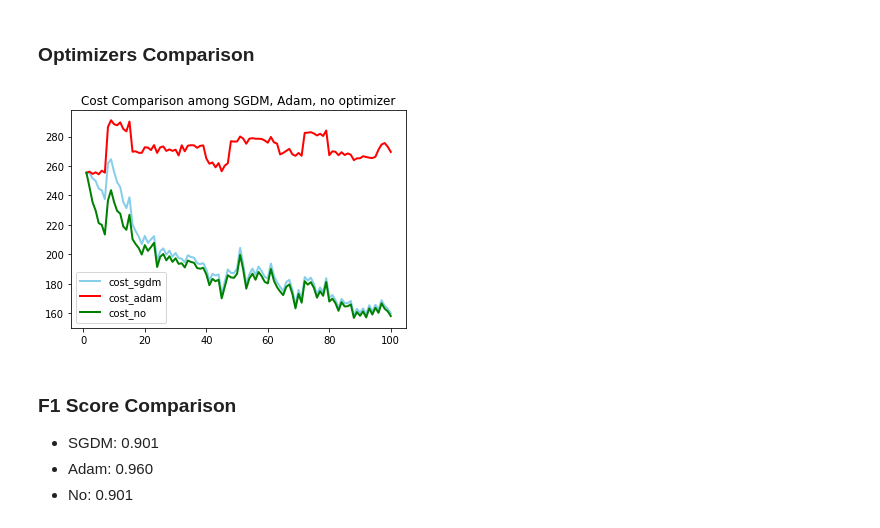
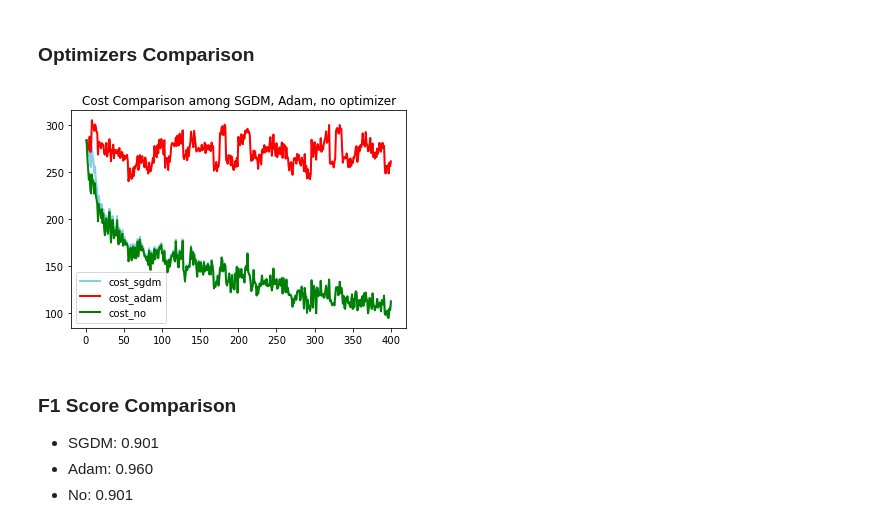
Before and after one commit to kiat/BigDataAnalytics, a Jupyter notebook: Notebooks/Spark-Example-20-Adam-Sgdm-with-Tree-Aggregate.ipynb, the cells around one changed output. Saved outputs shown, nothing was run; the diff lists cells and outputs as text; code cells hidden in the pictures.

```diff
--- a/Notebooks/Spark-Example-20-Adam-Sgdm-with-Tree-Aggregate.ipynb
+++ b/Notebooks/Spark-Example-20-Adam-Sgdm-with-Tree-Aggregate.ipynb
@@ -77,6 +85,6 @@ train_size = traindata.count()
 # %%
 def LogisticRegression(traindata=traindata,
-                       max_iteration = 100,
+                       max_iteration = max_iter,
                        learningRate = 0.01,
                        regularization = 0.01,
                        mini_batch_size = 256,
@@ -99,8 +107,8 @@ def LogisticRegression(traindata=traindata,
 
     for i in range(max_iteration):
 
-        bc_weights = sc.broadcast(parameter_vector[:-1])
-        bc1_weights = sc.broadcast(parameter_vector[-1])
+#        bc_weights = sc.broadcast(parameter_vector[:-1])
+#        bc1_weights = sc.broadcast(parameter_vector[-1])
 
         min_batch = traindata.sample(False, mini_batch_size / train_size, 1 + i)
 
@@ -138,13 +146,8 @@ def LogisticRegression(traindata=traindata,
             parameter_vector = parameter_vector - learningRate * momentum / ((history)**0.5 + epsilon)
 
 
-        # bold driver
-#         if cost > prev_cost:
-#             learningRate = learningRate * 0.5
-
-#         if cost < prev_cost:
-#             learningRate = learningRate * 1.05
-        print("Iteration No.", i, " Cost=", cost)
+        if i%20 == 0 :
+            print("Iteration No.", i, " Cost=", cost)
 
         # Stop if the cost is not descreasing
         if abs(cost - prev_cost) < tolerance:
@@ -160,7 +163,7 @@ def LogisticRegression(traindata=traindata,
 #### None Optimizer
 # %%
 parameter_vector_no, L_cost_no = LogisticRegression(traindata=traindata,
-                       max_iteration = 100,
+                       max_iteration = max_iter,
                        learningRate = 0.01,
                        regularization = 0.01,
                        mini_batch_size = 512,
@@ -233,7 +238,7 @@ f1 score: 0.9014084507042254
 #### Adam
 # %%
 parameter_vector_adam, L_cost_adam = LogisticRegression(traindata=traindata,
-                       max_iteration = 100,
+                       max_iteration = max_iter,
                        learningRate = 0.01,
                        regularization = 0.01,
                        mini_batch_size = 512,
@@ -306,7 +313,7 @@ f1 score: 0.9600000000000001
 #### SGDM
 # %%
 parameter_vector_sgdm, L_cost_sgdm = LogisticRegression(traindata=traindata,
-                       max_iteration = 100,
+                       max_iteration = max_iter,
                        learningRate = 0.01,
                        regularization = 0.01,
                        mini_batch_size = 512,
@@ -379,22 +388,22 @@ f1 score: 0.9014084507042254
 ### Optimizers Comparison
 # %%
 # Data
-df = pd.DataFrame({'iteration': range(1, 101),
+df = pd.DataFrame({'iteration': range(1, max_iter+1),
                  'cost_sgdm': L_cost_sgdm,
                  'cost_adam': L_cost_adam,
                  'cost_no': L_cost_no })
 
 # multiple line plots
 pyplot.plot( 'iteration', 'cost_sgdm', data=df, marker='', color='skyblue', linewidth=2)
 pyplot.plot( 'iteration', 'cost_adam', data=df, marker='', color='red', linewidth=2)
 pyplot.plot( 'iteration', 'cost_no', data=df, marker='', color='green', linewidth=2)
 # show legend
 pyplot.legend()
 pyplot.title('Cost Comparison among SGDM, Adam, no optimizer')
 # show graph
 pyplot.show()
 # %% [output]
-[figure, old version]
+[figure, new version]
 # %% [markdown]
 ### F1 Score Comparison
 
```
Also changed, not shown: parts of 12 cells of this notebook.
